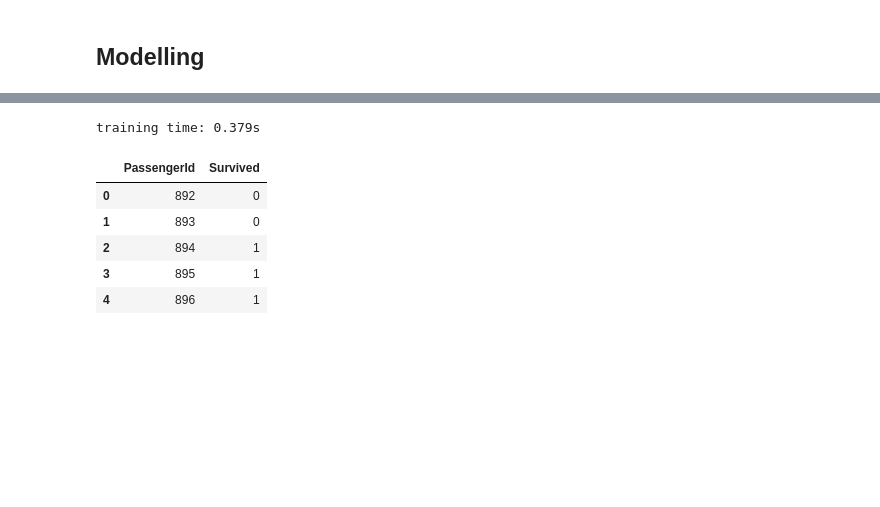
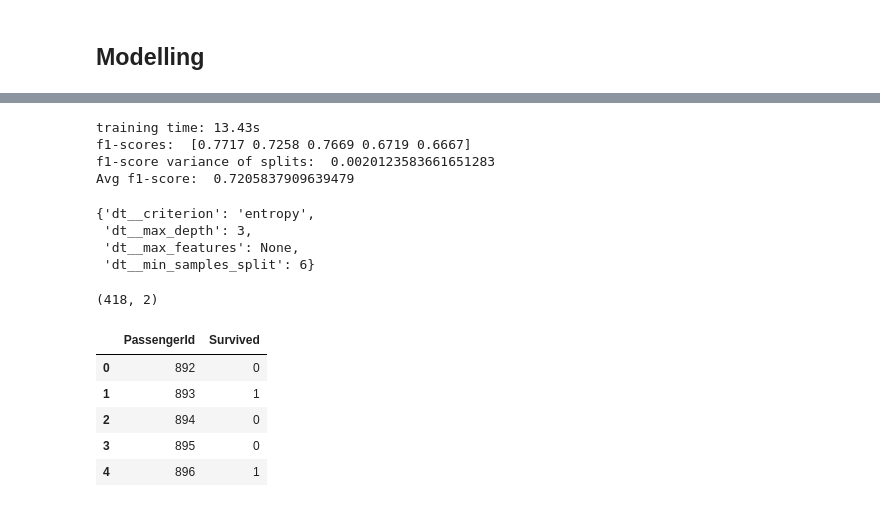
Before and after one commit to jeswingeorge/Data-Analysis---Titanic-survival, a Jupyter notebook: 2.Titanic_data_EDA.ipynb, the cells around one changed output, grey strips where cells are left out. Saved outputs shown, nothing was run; the diff lists cells and outputs as text; code cells hidden in the pictures; blank space fills up the shorter version.

```diff
--- a/2.Titanic_data_EDA.ipynb
+++ b/2.Titanic_data_EDA.ipynb
@@ -51,7 +51,7 @@ data.head(3)
 # %% [markdown]
 Dropping __PassengerId__ column from the data table.
 # %%
-data.drop(columns = ['PassengerId', 'Name', 'Ticket', 'Cabin'], inplace = True)
-train.drop(columns = ['PassengerId', 'Name', 'Ticket', 'Cabin'], inplace = True)
+data.drop(columns = ['PassengerId'], inplace = True)
+train.drop(columns = ['PassengerId'], inplace = True)
 data.shape
 # %% [output]
@@ -411,0 +416,7 @@ plt.legend(loc = 'upper right');
+# %%
+data.loc[data['Cabin'].isnull(),'Cabin'] = 0
+data.loc[data['Cabin']!=0,'Cabin'] = 1
+
+train.loc[train['Cabin'].isnull(),'Cabin'] = 0
+train.loc[train['Cabin']!=0,'Cabin'] = 1
+train['Cabin'].value_counts()
@@ -411,0 +439,4 @@ plt.legend(loc = 'upper right');
+# %%
+data.drop(columns = ['Name', 'Ticket'], inplace = True)
+train.drop(columns = ['Name', 'Ticket'], inplace = True)
+data.shape
@@ -456,5 +498,9 @@ from sklearn.metrics import accuracy_score, precision_score, recall_score, f1_sc
 # %%
 from sklearn.tree import DecisionTreeClassifier
+
+# Setup cross validation folds
+skf = StratifiedKFold(n_splits = 5, random_state = 0, shuffle=True)
+
 dt_clf = DecisionTreeClassifier(random_state=0)
 
 colT = ColumnTransformer([
@@ -462,34 +508,50 @@ colT = ColumnTransformer([
 ], remainder = 'passthrough')
 
 dt_pipeline = Pipeline(steps = [('colt', colT), ("dt", dt_clf)])
+param_grid = {"dt__max_depth": [3,4,5,6],
+              "dt__max_features": [None, 'auto', 'sqrt', 'log2'],
+              "dt__criterion": ["gini", "entropy"],
+              "dt__min_samples_split": range(6,10)}
+
+grid = GridSearchCV(dt_pipeline, param_grid, verbose = 0, cv = skf, scoring = 'f1')
 
 t0 = time()
-dt_pipeline.fit(X,y)
+grid.fit(X,y)
 print("training time: ", round(time()-t0, 3), "s", sep = '')
 
-prediction = dt_pipeline.predict(test)
+scores = cross_val_score(grid, X, y, cv = skf, scoring = 'f1')
+print('f1-scores: ',scores)
+print("f1-score variance of splits: ",scores.var())
+print("Avg f1-score: ",scores.mean())
 
-
-# print "Accuracy: ",accuracy_score(labels_test, prediction)
-# print "Precision: ",precision_score(prediction, labels_test)
-# print "Recall: ",recall_score(prediction, labels_test)
-# print "f1-score: ",f1_score(prediction, labels_test)
+prediction_dt = grid.predict(test)
 # %% [output]
-training time: 0.379s
+training time: 13.43s
+f1-scores:  [0.7717 0.7258 0.7669 0.6719 0.6667]
+f1-score variance of splits:  0.0020123583661651283
+Avg f1-score:  0.7205837909639479
+# %%
+grid.best_params_
+# %% [output]
+{'dt__criterion': 'entropy',
+ 'dt__max_depth': 3,
+ 'dt__max_features': None,
+ 'dt__min_samples_split': 6}
 # %%
 test = pd.read_csv('test.csv')
 
 df_output = pd.DataFrame()
 df_output['PassengerId'] = test['PassengerId']
-df_output['Survived'] = prediction
+df_output['Survived'] = prediction_dt
 print(df_output.shape)
 df_output.head()
 # %% [output]
+(418, 2)
 |  | PassengerId | Survived |
 | 0 | 892 | 0 |
-| 1 | 893 | 0 |
-| 2 | 894 | 1 |
-| 3 | 895 | 1 |
+| 1 | 893 | 1 |
+| 2 | 894 | 0 |
+| 3 | 895 | 0 |
 | 4 | 896 | 1 |
 # %%
 df_output.to_csv('submission.csv', index = False)
```
Also changed, not shown: parts of 20 cells of this notebook, 2 other files.
